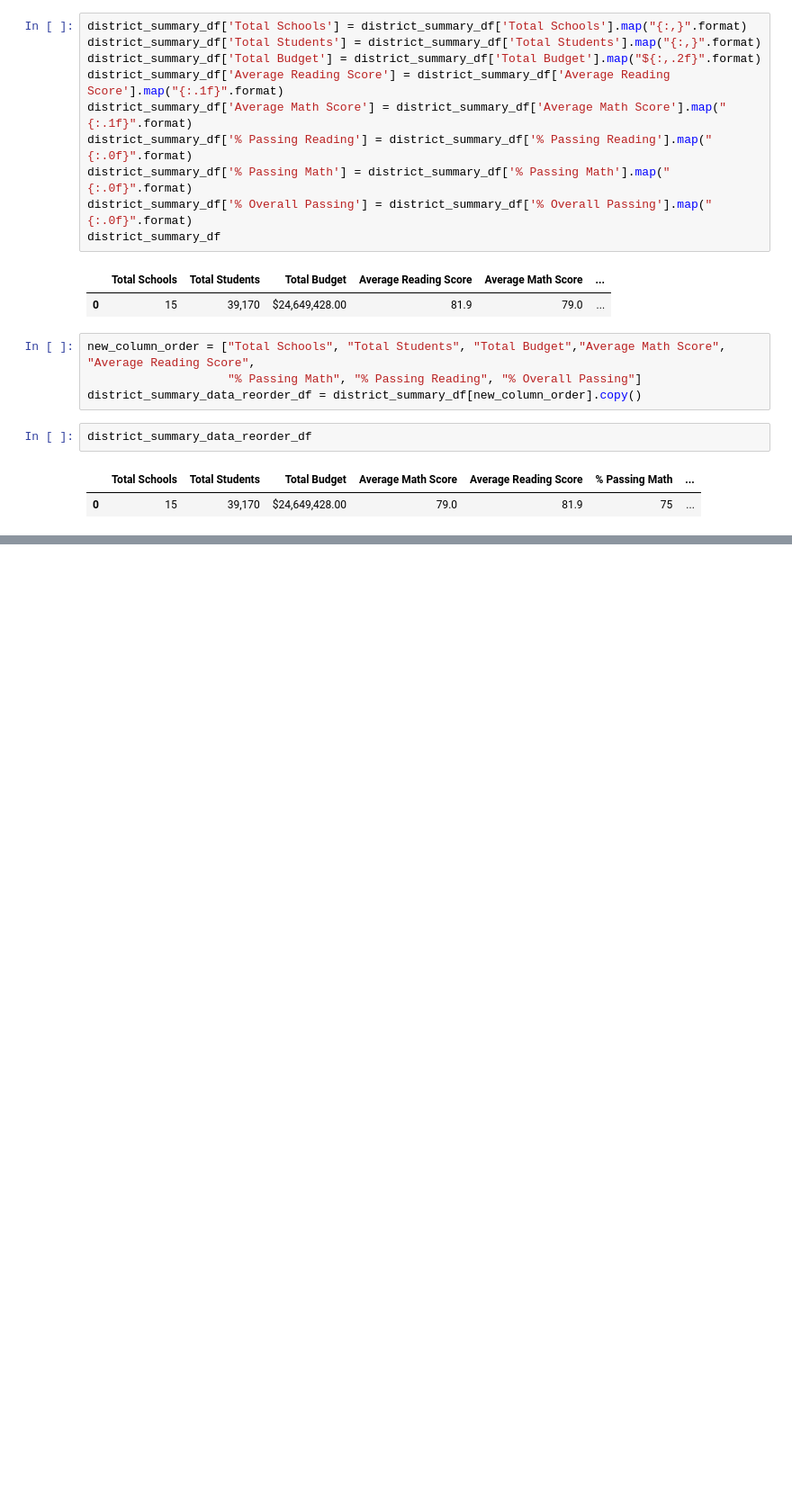
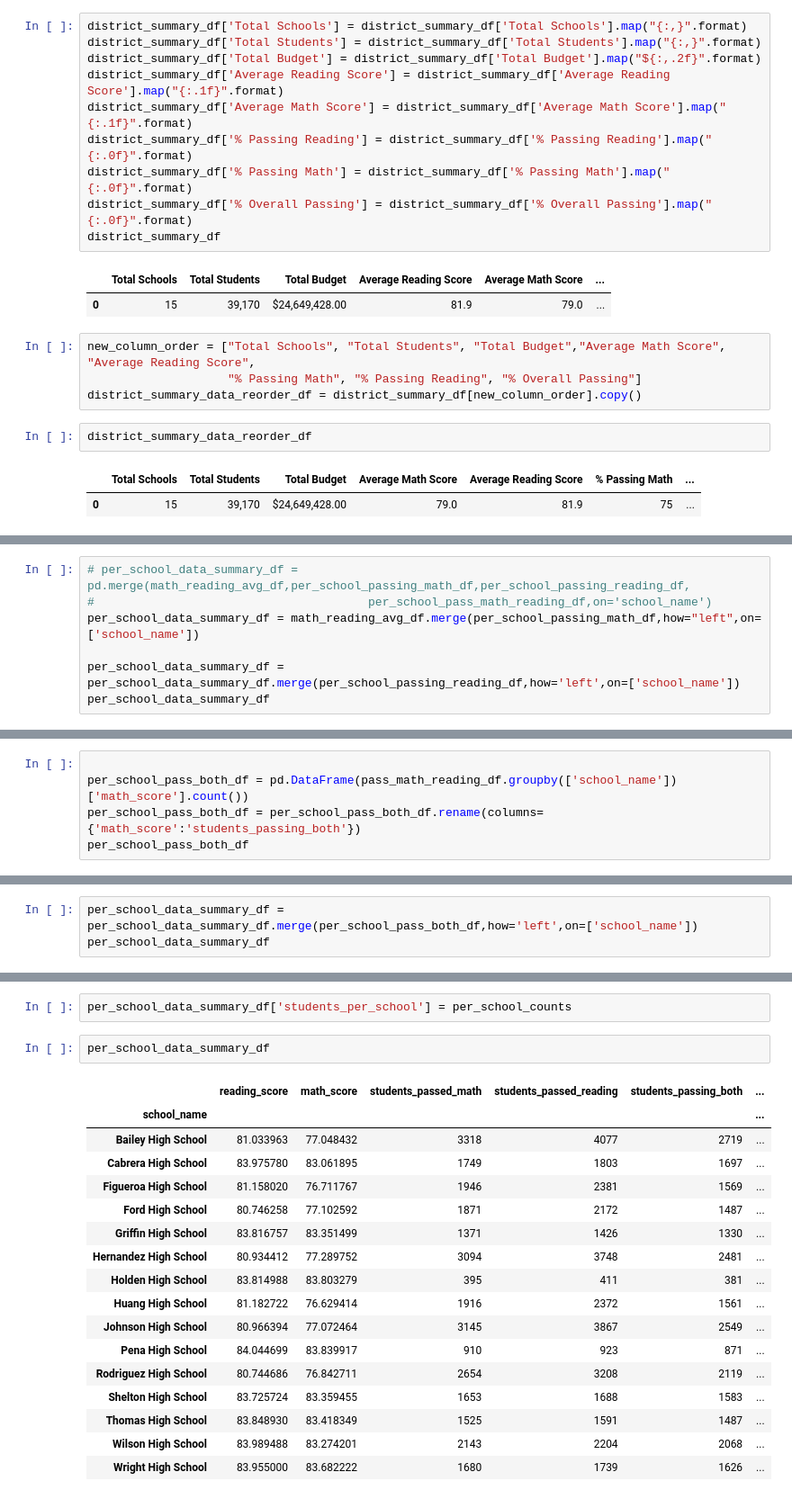
Before and after one commit to ccwillmore/School_District_Analysis, a Jupyter notebook: PyCitySchools.ipynb, the cells around one changed output, grey strips where cells are left out. Shown: that part at 90% size. Saved outputs shown, nothing was run; the diff lists cells and outputs as text; blank space fills up the shorter version.

Commit message:
per school analysis DF

```diff
--- a/PyCitySchools.ipynb
+++ b/PyCitySchools.ipynb
@@ -300,0 +412,7 @@ district_summary_data_reorder_df
+# %%
+# per_school_data_summary_df = pd.merge(math_reading_avg_df,per_school_passing_math_df,per_school_passing_reading_df,
+#                                       per_school_pass_math_reading_df,on='school_name')
+per_school_data_summary_df = math_reading_avg_df.merge(per_school_passing_math_df,how="left",on=['school_name'])
+
+per_school_data_summary_df = per_school_data_summary_df.merge(per_school_passing_reading_df,how='left',on=['school_name'])
+per_school_data_summary_df
@@ -300,0 +437,5 @@ district_summary_data_reorder_df
+# %%
+
+per_school_pass_both_df = pd.DataFrame(pass_math_reading_df.groupby(['school_name'])['math_score'].count())
+per_school_pass_both_df = per_school_pass_both_df.rename(columns={'math_score':'students_passing_both'})
+per_school_pass_both_df
@@ -300,0 +460,3 @@ district_summary_data_reorder_df
+# %%
+per_school_data_summary_df = per_school_data_summary_df.merge(per_school_pass_both_df,how='left',on=['school_name'])
+per_school_data_summary_df
@@ -300,0 +481,22 @@ district_summary_data_reorder_df
+# %%
+per_school_data_summary_df['students_per_school'] = per_school_counts
+# %%
+per_school_data_summary_df
+# %% [output]
+|  | reading_score | math_score | students_passed_math | students_passed_reading | students_passing_both | ... |
+| school_name |  |  |  |  |  | ... |
+| Bailey High School | 81.033963 | 77.048432 | 3318 | 4077 | 2719 | ... |
+| Cabrera High School | 83.975780 | 83.061895 | 1749 | 1803 | 1697 | ... |
+| Figueroa High School | 81.158020 | 76.711767 | 1946 | 2381 | 1569 | ... |
+| Ford High School | 80.746258 | 77.102592 | 1871 | 2172 | 1487 | ... |
+| Griffin High School | 83.816757 | 83.351499 | 1371 | 1426 | 1330 | ... |
+| Hernandez High School | 80.934412 | 77.289752 | 3094 | 3748 | 2481 | ... |
+| Holden High School | 83.814988 | 83.803279 | 395 | 411 | 381 | ... |
+| Huang High School | 81.182722 | 76.629414 | 1916 | 2372 | 1561 | ... |
+| Johnson High School | 80.966394 | 77.072464 | 3145 | 3867 | 2549 | ... |
+| Pena High School | 84.044699 | 83.839917 | 910 | 923 | 871 | ... |
+| Rodriguez High School | 80.744686 | 76.842711 | 2654 | 3208 | 2119 | ... |
+| Shelton High School | 83.725724 | 83.359455 | 1653 | 1688 | 1583 | ... |
+| Thomas High School | 83.848930 | 83.418349 | 1525 | 1591 | 1487 | ... |
+| Wilson High School | 83.989488 | 83.274201 | 2143 | 2204 | 2068 | ... |
+| Wright High School | 83.955000 | 83.682222 | 1680 | 1739 | 1626 | ... |
```
Also changed, not shown: parts of 19 cells of this notebook.
